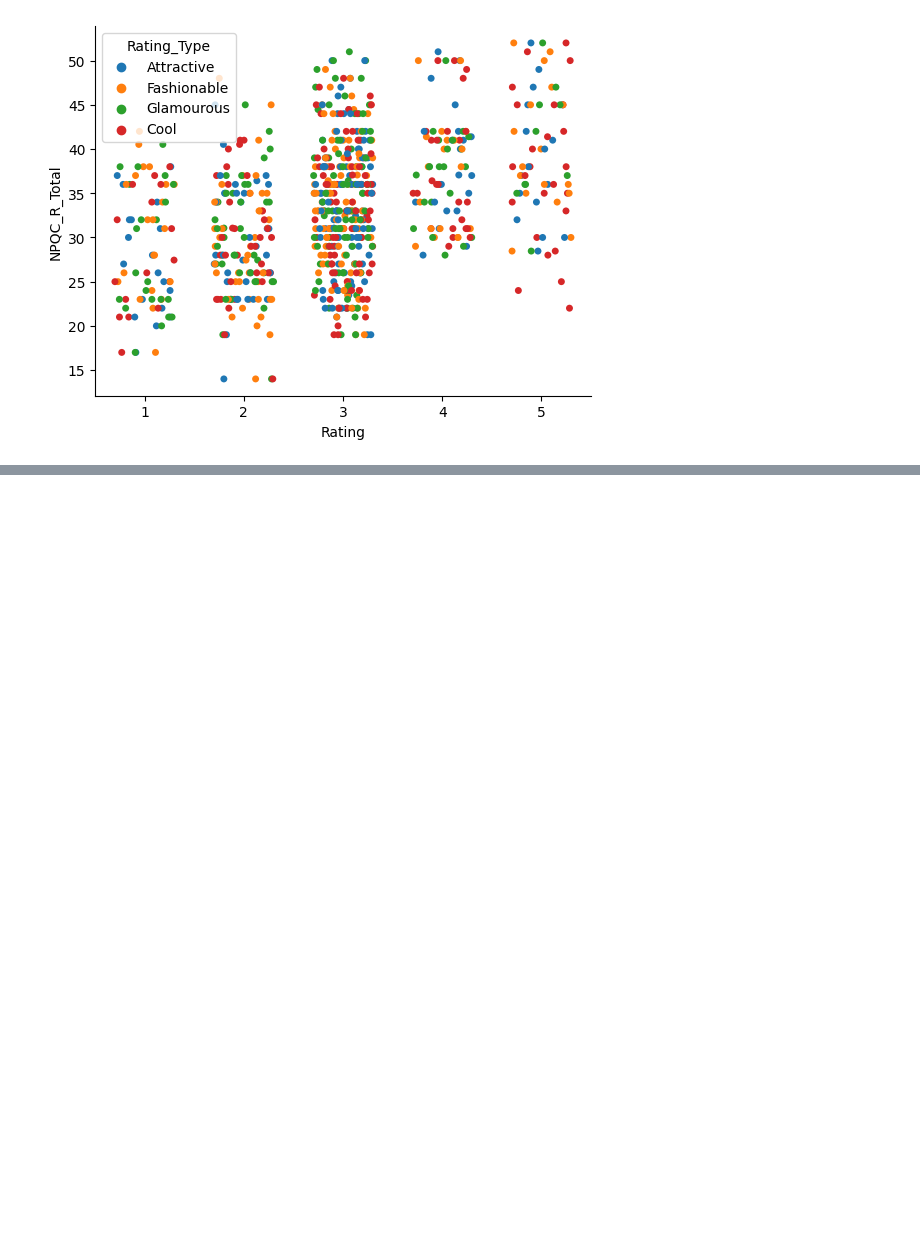
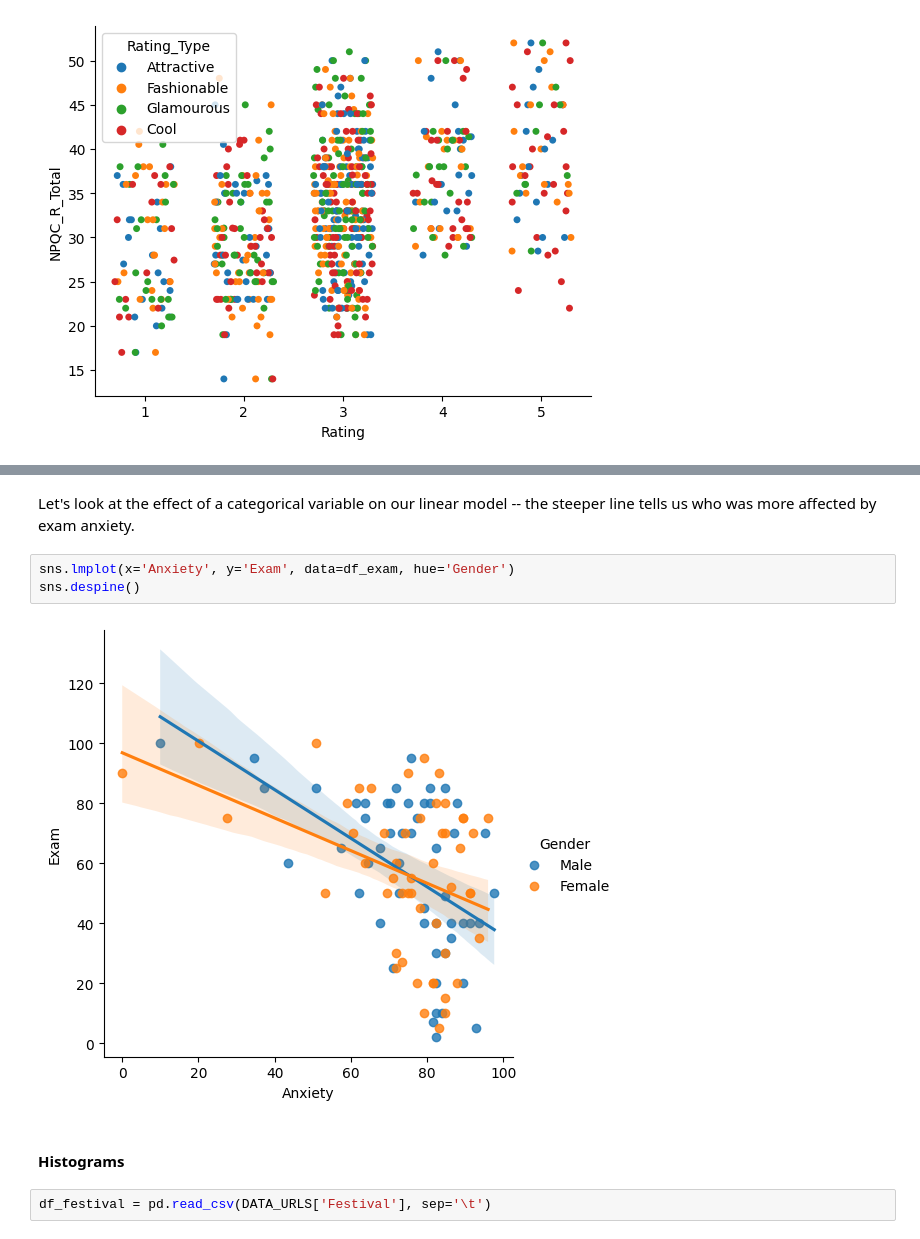
Before and after one commit to rowanv/discovering_statistics, a Jupyter notebook: jupyter_notebooks/Chapter 4 - Exploring Data with Graphs.ipynb, the cells around one changed output, grey strips where cells are left out. Cells and saved outputs as stored; diff of their text form; blank space fills up the shorter version.

```diff
--- a/jupyter_notebooks/Chapter 4 - Exploring Data with Graphs.ipynb
+++ b/jupyter_notebooks/Chapter 4 - Exploring Data with Graphs.ipynb
@@ -41,0 +81,11 @@ sns.despine()
+# %% [markdown]
+Let's look at the effect of a categorical variable on our linear model -- the steeper line tells us who was more affected by exam anxiety.
+# %%
+sns.lmplot(x='Anxiety', y='Exam', data=df_exam, hue='Gender')
+sns.despine()
+# %% [output]
+[figure, added]
+# %% [markdown]
+#### Histograms
+# %%
+df_festival = pd.read_csv(DATA_URLS['Festival'], sep='\t')
```
Also changed, not shown: parts of 31 cells of this notebook.
